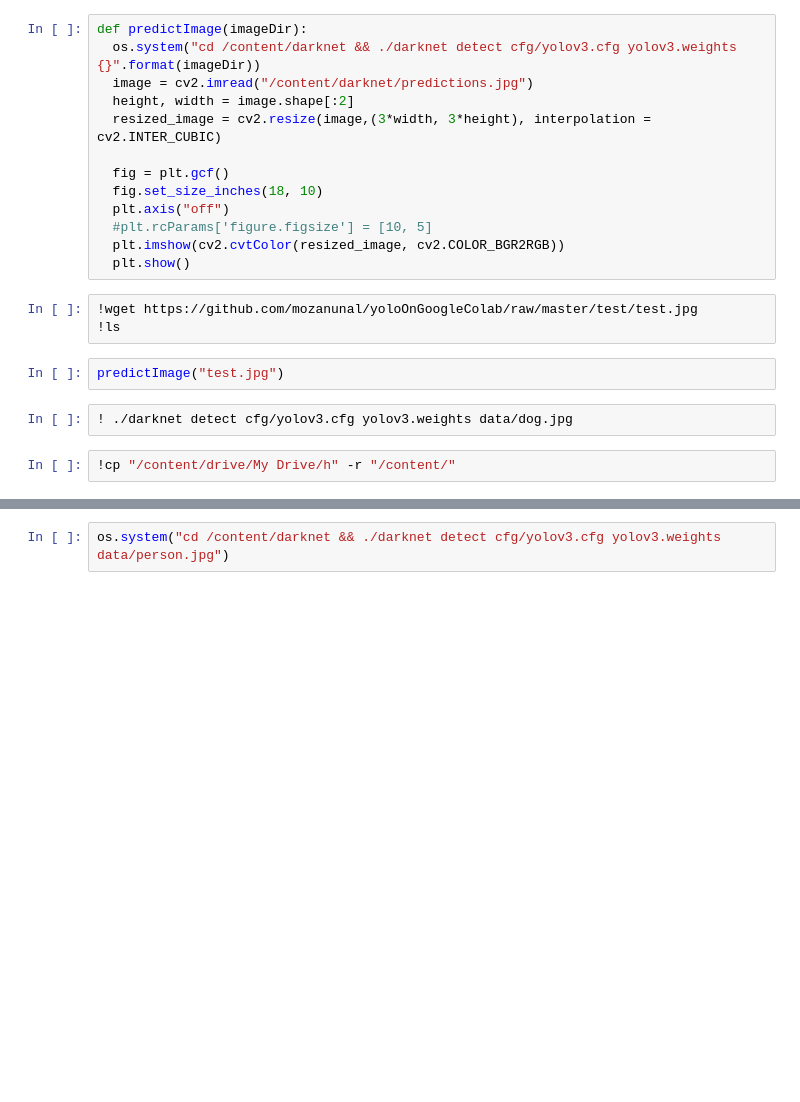
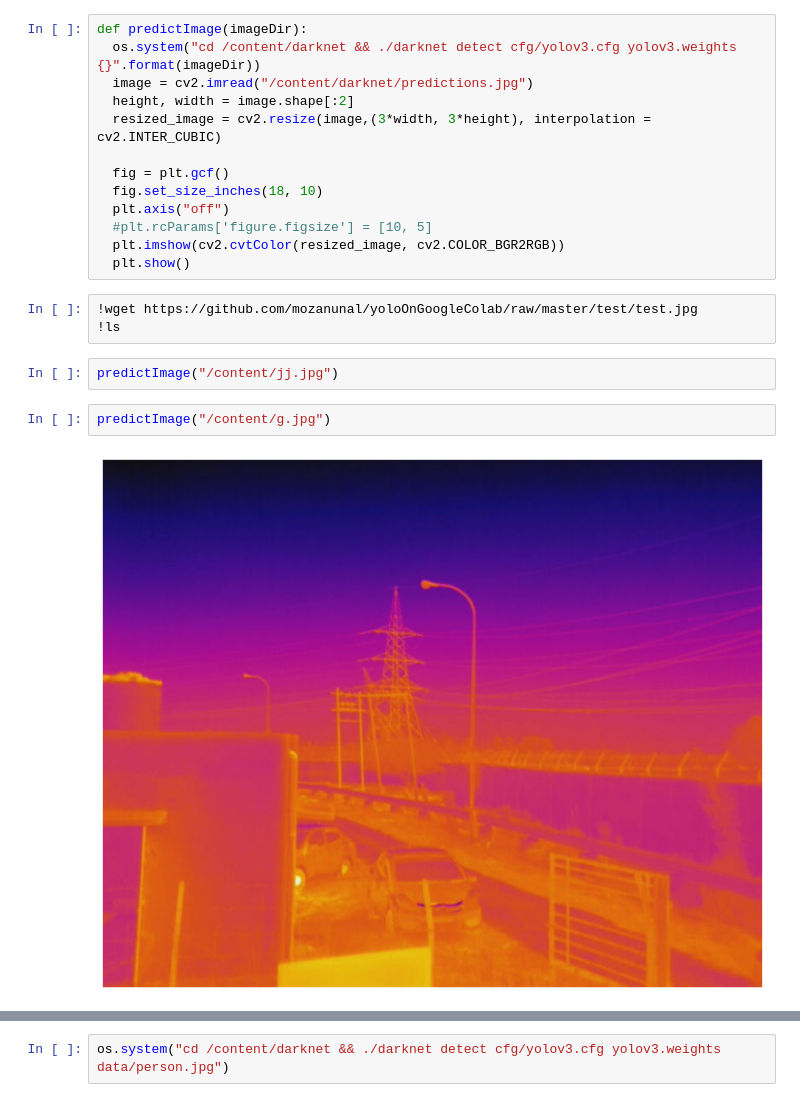
Before and after one commit to mmaithani/Kaggle-Projects, a Jupyter notebook: darknet.ipynb, the cells around one changed output, grey strips where cells are left out. Saved outputs shown, nothing was run; the diff lists cells and outputs as text; blank space fills up the shorter version.

```diff
--- a/darknet.ipynb
+++ b/darknet.ipynb
@@ -42,8 +43,8 @@ def predictImage(imageDir):
 !wget https://github.com/mozanunal/yoloOnGoogleColab/raw/master/test/test.jpg
 !ls
 # %%
-predictImage("test.jpg")
+predictImage("/content/jj.jpg")
-# %%
-! ./darknet detect cfg/yolov3.cfg yolov3.weights data/dog.jpg
-# %%
-!cp "/content/drive/My Drive/h" -r "/content/"
+# %%
+predictImage("/content/g.jpg")
+# %% [output]
+[figure, added]
```
Also changed, not shown: parts of 5 cells of this notebook.
